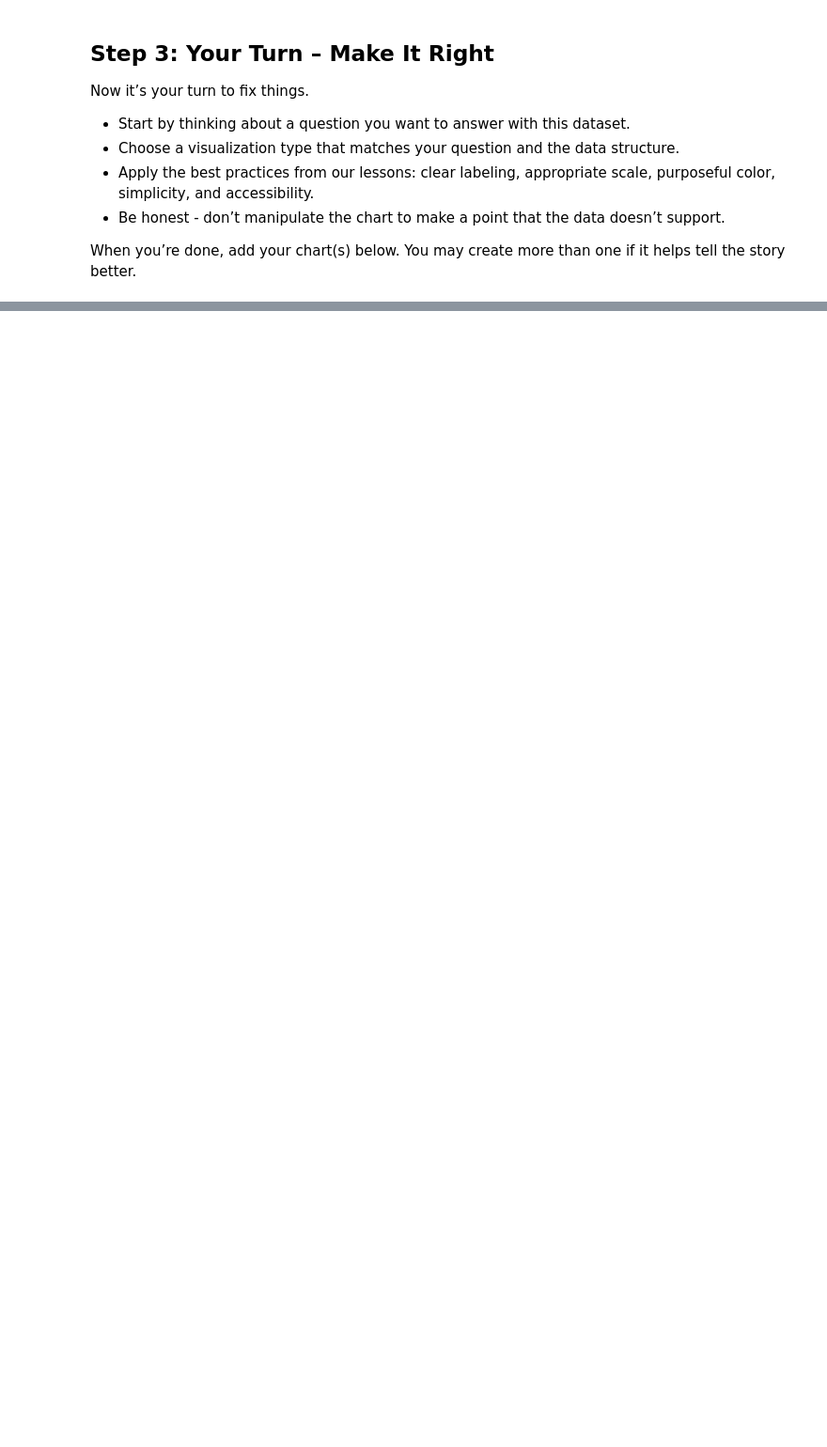
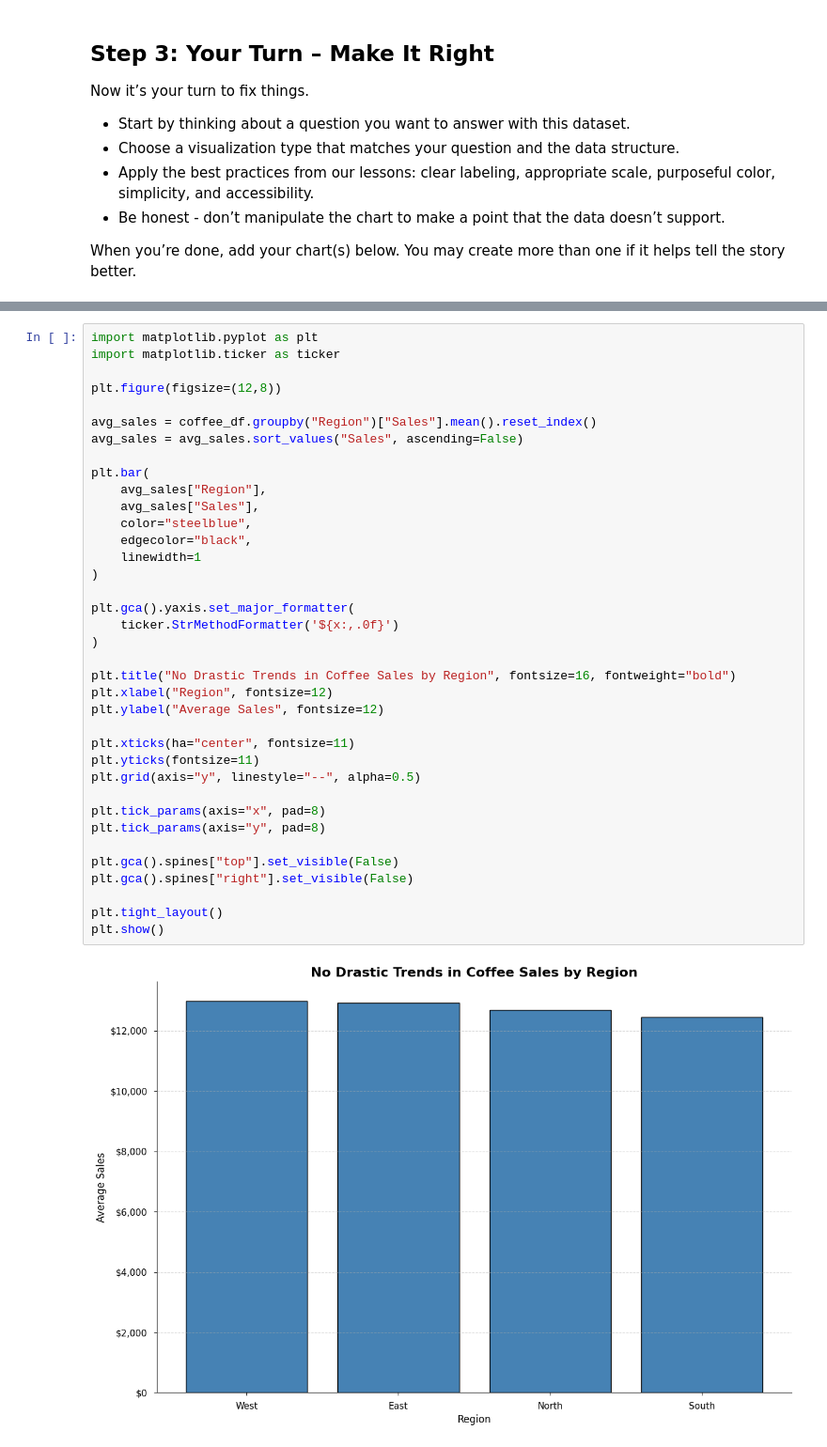
Before and after one commit to ashleyadehart/DA_M3_DataVizChallenge, a Jupyter notebook: data_viz_ethics_challenge.ipynb, the cells around one changed output, grey strips where cells are left out. Shown at 94% size. Cells and saved outputs as stored; diff of their text form; blank space fills up the shorter version.

```diff
--- a/data_viz_ethics_challenge.ipynb
+++ b/data_viz_ethics_challenge.ipynb
@@ -94,0 +140,39 @@ When you’re done, add your chart(s) below. You may create more than one if it
+# %%
+import matplotlib.pyplot as plt
+import matplotlib.ticker as ticker
+
+plt.figure(figsize=(12,8))
+
+avg_sales = coffee_df.groupby("Region")["Sales"].mean().reset_index()
+avg_sales = avg_sales.sort_values("Sales", ascending=False)
+
+plt.bar(
+    avg_sales["Region"],
+    avg_sales["Sales"],
+    color="steelblue",
+    edgecolor="black",
+    linewidth=1
+)
+
+plt.gca().yaxis.set_major_formatter(
+    ticker.StrMethodFormatter('${x:,.0f}')
+)
+
+plt.title("No Drastic Trends in Coffee Sales by Region", fontsize=16, fontweight="bold")
+plt.xlabel("Region", fontsize=12)
+plt.ylabel("Average Sales", fontsize=12)
+
+plt.xticks(ha="center", fontsize=11)
+plt.yticks(fontsize=11)
+plt.grid(axis="y", linestyle="--", alpha=0.5)
+
+plt.tick_params(axis="x", pad=8)
+plt.tick_params(axis="y", pad=8)
+
+plt.gca().spines["top"].set_visible(False)
+plt.gca().spines["right"].set_visible(False)
+
+plt.tight_layout()
+plt.show()
+# %% [output]
+[figure, added]
```
Also changed, not shown: parts of 3 cells of this notebook, 1 other file.
